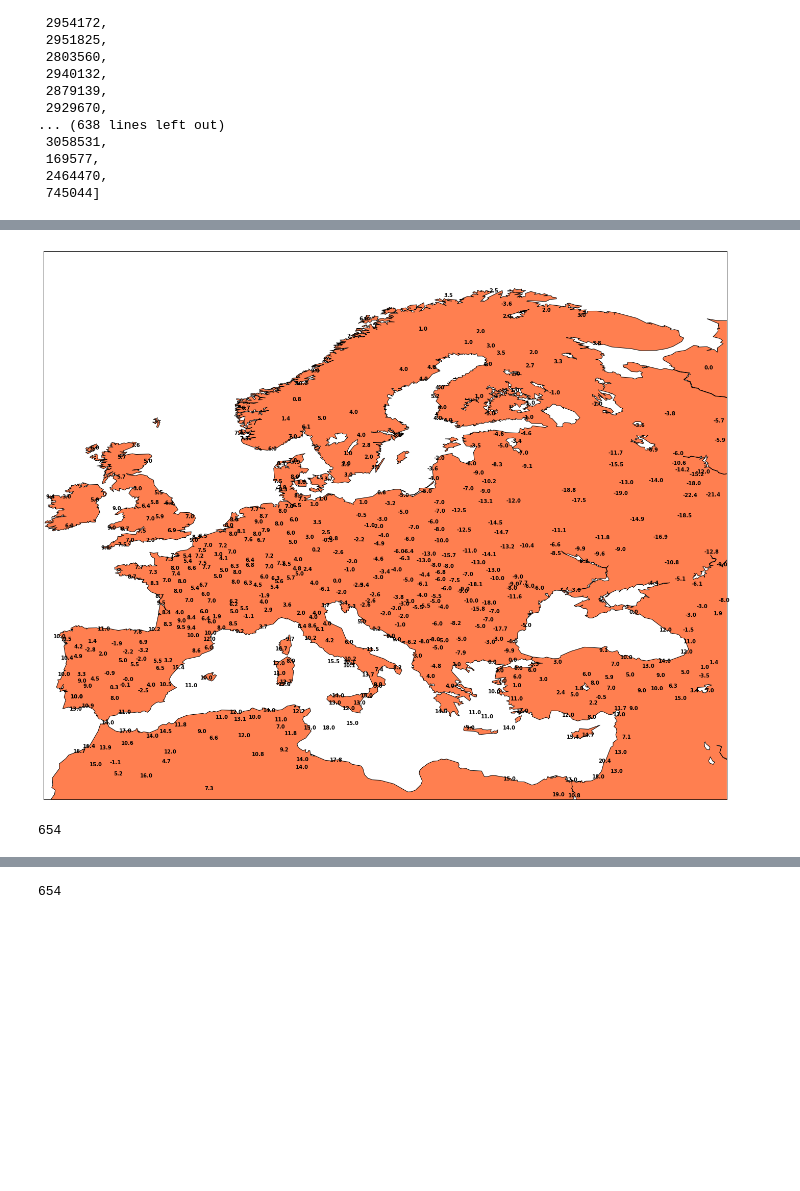
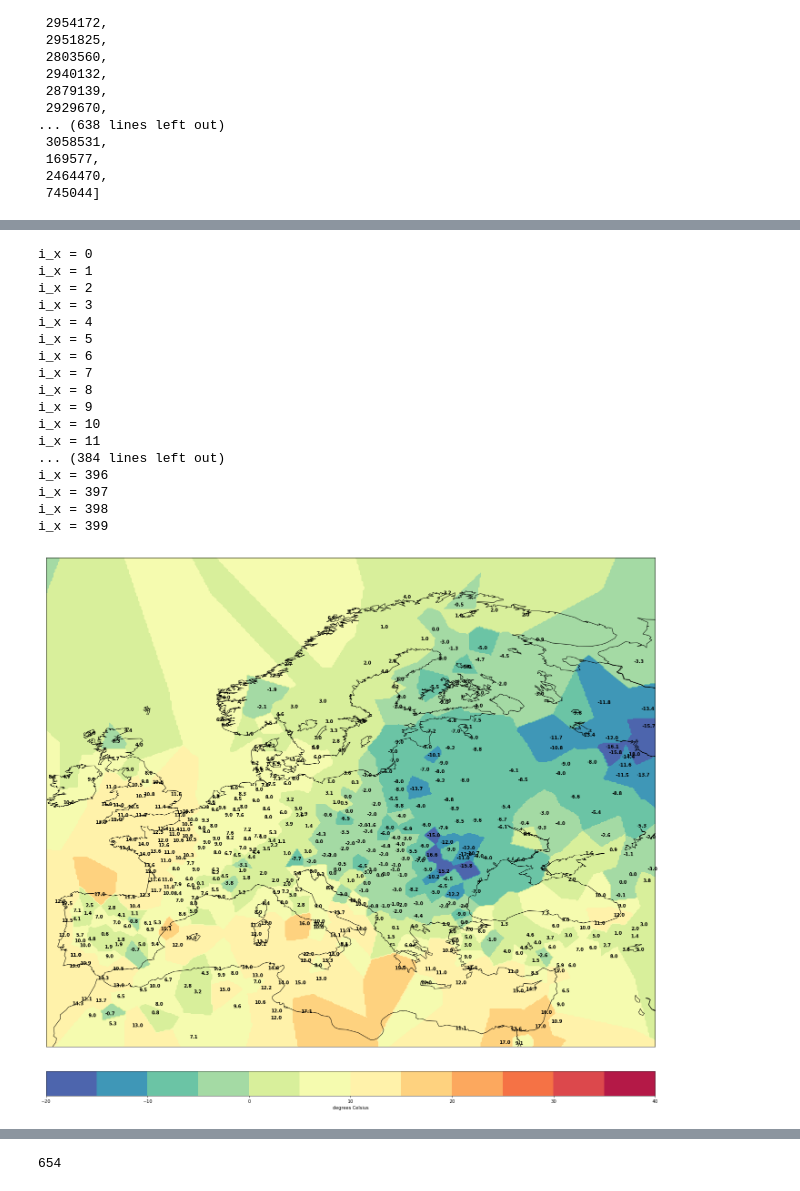
Before and after one commit to tam-leminh/meteo-data-ml, a Jupyter notebook: Meteo.ipynb, the cells around one changed output, grey strips where cells are left out. Drawn from its saved outputs; the diff is of its cells as text; code cells hidden in the pictures; blank space fills up the shorter version.

Commit message:
ADD interpolation, visualisation and nearest neighbor algo

```diff
--- a/Meteo.ipynb
+++ b/Meteo.ipynb
@@ -222,22 +222,75 @@ temps[0]['temp']
 # %%
 lon_min = -10.56
 lat_min = 29.65
 lon_max = 44.88
 lat_max = 74.17
 
+x_in_bounds = []
+y_in_bounds = []
+temps_in_bounds = []
 
 plt.figure(figsize=(24,24))
 map = Basemap(llcrnrlon=lon_min,llcrnrlat=lat_min,urcrnrlon=lon_max,urcrnrlat=lat_max, resolution = 'l', epsg=4668)
 map.drawmapboundary(fill_color='white')
-map.fillcontinents(color='coral',lake_color='white')
+#map.fillcontinents(color='coral',lake_color='white')
 map.drawcoastlines()
 x, y = map(lon, lat)
 for i in range(0,len(x)-1):
     if lon[i] > lon_min and lon[i] < lon_max and lat[i] > lat_min and lat[i] < lat_max:
         plt.text(x[i], y[i], "{0:.1f}".format(temps[i]['temp']),fontsize=10,fontweight='bold', ha='center',va='center',color='k')
+        x_in_bounds.append(x[i])
+        y_in_bounds.append(y[i])
+        temps_in_bounds.append(temps[i]['temp'])
+
+nx = 400
+ny = 400
+glons, glats = map.makegrid(nx, ny)
+gx, gy = map(glons, glats)
+
+#Interpolation
+
+#Dummy
+data = np.zeros((nx, ny))
+
+#Nearest neighbor with plane euclidian distance
+for i_x in range(0, nx):
+    print('i_x = %d' % i_x)
+    for i_y in range(0, ny):
+        distance_to_closest = 0
+        idx_closest = -1
+        distance = 0
+        for it in range(0, len(lon)):
+            distance = (glons[i_x][i_y]-lon[it])**2 + (glats[i_x][i_y]-lat[it])**2
+            if (idx_closest < 0):
+                distance_to_closest = distance
+                idx_closest = it
+            elif (distance_to_closest > distance):
+                distance_to_closest = distance
+                idx_closest = it
+        data[i_x][i_y] = temps[idx_closest]['temp']
+
+
+clevs = [-20,-15,-10,-5,0,5,10,15,20,25,30,35,40]
+cs = map.contourf(gx,gy,data,clevs,cmap='Spectral_r')
+
+cbar = map.colorbar(cs,location='bottom',pad="5%")
+cbar.set_label('degrees Celsius')
 # %% [output]
+i_x = 0
+i_x = 1
+i_x = 2
+i_x = 3
+i_x = 4
+i_x = 5
+i_x = 6
+i_x = 7
+i_x = 8
+i_x = 9
+i_x = 10
+i_x = 11
+... (384 lines left out)
+i_x = 396
+i_x = 397
+i_x = 398
+i_x = 399
-[figure, old version]
+[figure, new version]
-# %%
-len(lon)
-# %% [output]
-654
```
Also changed, not shown: parts of 12 cells of this notebook.
